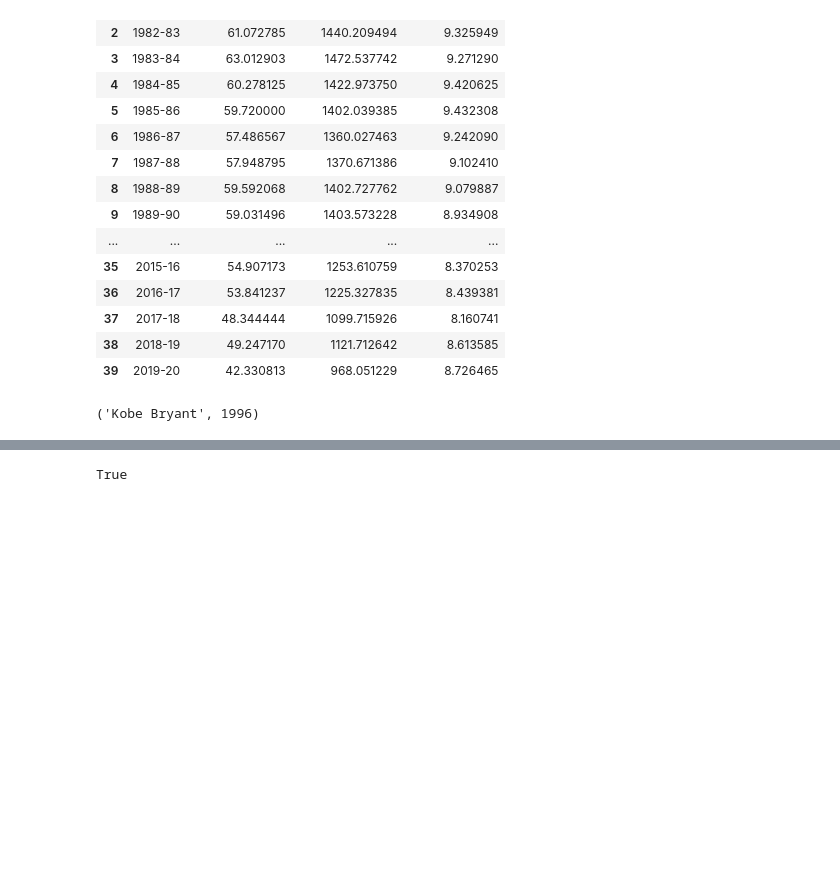
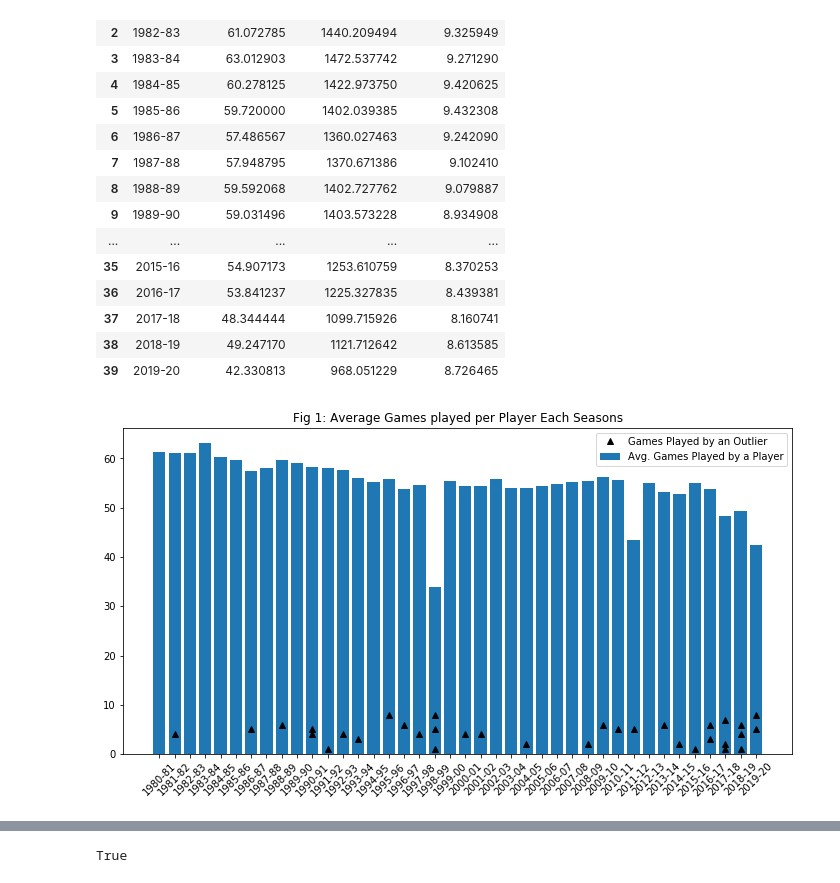
Before and after one commit to Pasindu19970808/NBAData, a Jupyter notebook: NBA_EDA.ipynb, the cells around one changed output, grey strips where cells are left out. Saved outputs shown, nothing was run; the diff lists cells and outputs as text; code cells hidden in the pictures; blank space fills up the shorter version.

Commit message:
graphing out outliers

```diff
--- a/NBA_EDA.ipynb
+++ b/NBA_EDA.ipynb
@@ -216,6 +216,10 @@ cleaning_data_set = nba_data_df.copy()
 Players who played less than 20 games a season or less than 100 minutes in total can result in outliers, as they can perform solely on those few games, resulting in their statistics vastly being better than other players.
 # %%
 outliers = cleaning_data_set.loc[(cleaning_data_set["G"]<30) & (cleaning_data_set["PTS"]>10) & (cleaning_data_set["G"].astype(float)*(cleaning_data_set["MP"].astype(float))<200)]
+outliers["Total Minutes"] = outliers["MP"].astype(float) * outliers["G"].astype(float)
+outliers["G"] = outliers["G"].astype(float)
+outliers["Total Minutes"] = outliers["Total Minutes"].astype(float)
+outliers["PTS"] = outliers["PTS"].astype(float)
 outliers
 # %% [output]
 |  | PlayerID | Name | Season | Age | Tm | Lg | Pos | G | GS | MP | ... | ... |
@@ -276,7 +280,3 @@ seasonal_stats
 | 37 | 2017-18 | 48.344444 | 1099.715926 | 8.160741 |
 | 38 | 2018-19 | 49.247170 | 1121.712642 | 8.613585 |
 | 39 | 2019-20 | 42.330813 | 968.051229 | 8.726465 |
-# %%
-key_list[1806]
-# %% [output]
-('Kobe Bryant', 1996)
@@ -289,2 +283,15 @@ dif2 = end-start
+# %%
+fig,ax_games = plt.subplots(1,1,figsize = (12,6))
+ax_games.bar(seasonal_stats["Season"],seasonal_stats["Average Games"], label="Avg. Games Played by a Player")
+#sns.barplot(x = "Season", y = "Average Games",data = seasonal_stats,ax = ax_games)
+ax_games.plot(outliers["Season"],outliers["G"],'k^', label = 'Games Played by an Outlier')
+#sns.swarmplot(x = "Season", y = "G", data = outliers,size = 10, ax = ax_games)
+labels = seasonal_stats["Season"].unique().tolist()
+ax_games.set_xticklabels(labels, rotation = 45)
+ax_games.set_title("Fig 1: Average Games played per Player Each Seasons")
+ax_games.legend()
+plt.show()
+# %% [output]
+[figure, added]
 # %%
 # %% [output]
```
Also changed, not shown: parts of 5 cells of this notebook.
